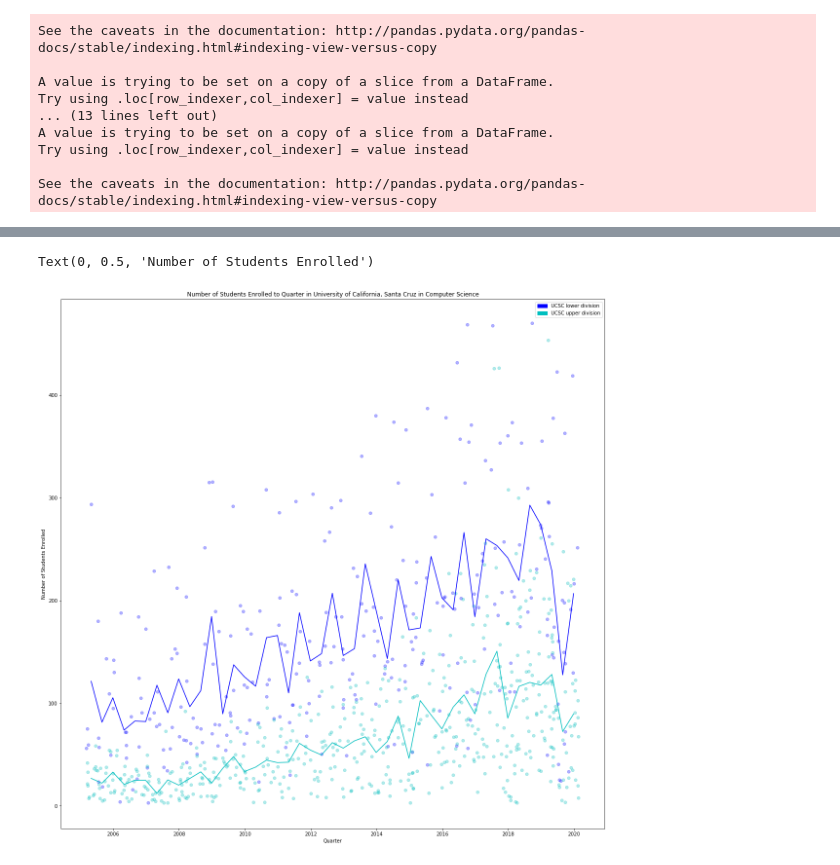
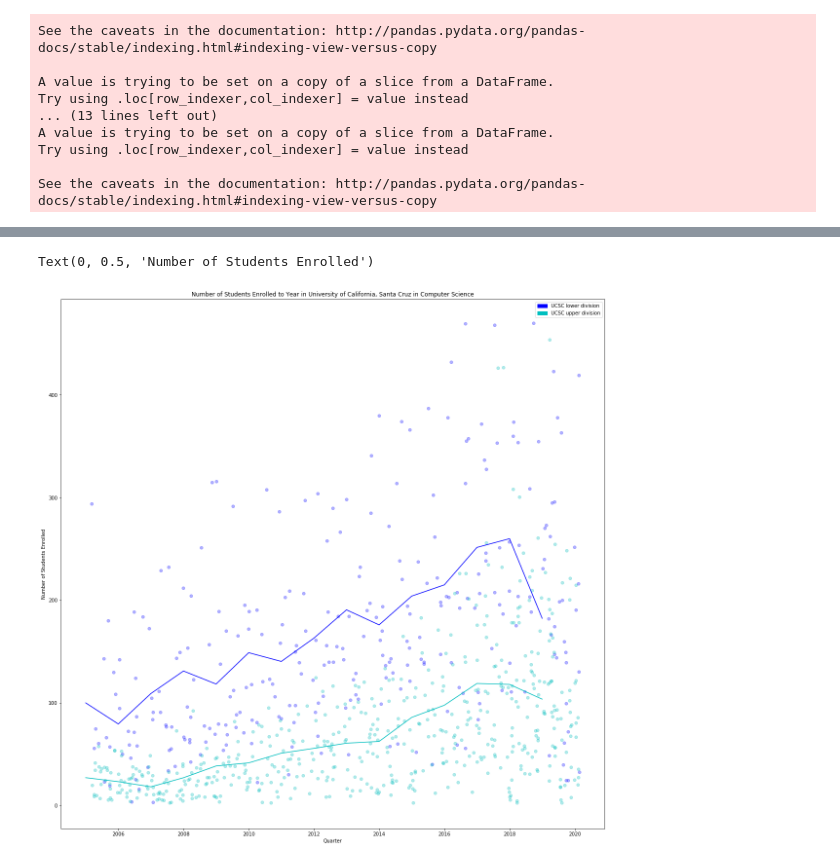
Before and after one commit to Tcbowen/CSE-184, a Jupyter notebook: Data_Jeff.ipynb, the cells around one changed output, grey strips where cells are left out. Cells and saved outputs as stored; diff of their text form; code cells hidden in the pictures.

```diff
--- a/Data_Jeff.ipynb
+++ b/Data_Jeff.ipynb
@@ -559,24 +550,24 @@ Text(0, 0.5, 'Number of Students Enrolled')
 # %%
 fig, axes = plt.subplots(1,1, figsize=(20,20))
 
 ucsc_jitter_lower, ucsc_n_jitter_lower = jitter(df_ucsc_lower['term_num'], .3), jitter(df_ucsc_lower['num_people_enrolled'], 1)
 ucsc_jitter_upper, ucsc_n_jitter_upper = jitter(df_ucsc_upper['term_num'], .3), jitter(df_ucsc_upper['num_people_enrolled'], 1)
 
 
 axes.scatter(ucsc_jitter_lower, ucsc_n_jitter_lower, alpha = .3, color = 'b')
 axes.scatter(ucsc_jitter_upper, ucsc_n_jitter_upper, alpha = .3, color = 'c')
 
-axes.plot(df_ucsc_lower['term_num'].unique(), avg(df_ucsc_lower), 'b-')
-axes.plot(df_ucsc_upper['term_num'].unique(), avg(df_ucsc_upper), 'c-')
+axes.plot(df_ucsc_lower['year'].unique(), avg(df_ucsc_lower, to_avg = 'year'), 'b-')
+axes.plot(df_ucsc_upper['year'].unique(), avg(df_ucsc_upper, to_avg = 'year'), 'c-')
 
 ucsc_patch_lower = mpatches.Patch(color='b', label='UCSC lower division')
 ucsc_patch_upper = mpatches.Patch(color='c', label='UCSC upper division')
 
 plt.legend(handles=[ucsc_patch_lower, ucsc_patch_upper])
 
-axes.set_title('Number of Students Enrolled to Quarter in University of California, Santa Cruz in Computer Science')
+axes.set_title('Number of Students Enrolled to Year in University of California, Santa Cruz in Computer Science')
 axes.set_xlabel('Quarter')
 axes.set_ylabel('Number of Students Enrolled')
 # %% [output]
 Text(0, 0.5, 'Number of Students Enrolled')
-[figure, old version]
+[figure, new version]
```
Also changed, not shown: parts of 17 cells of this notebook.
